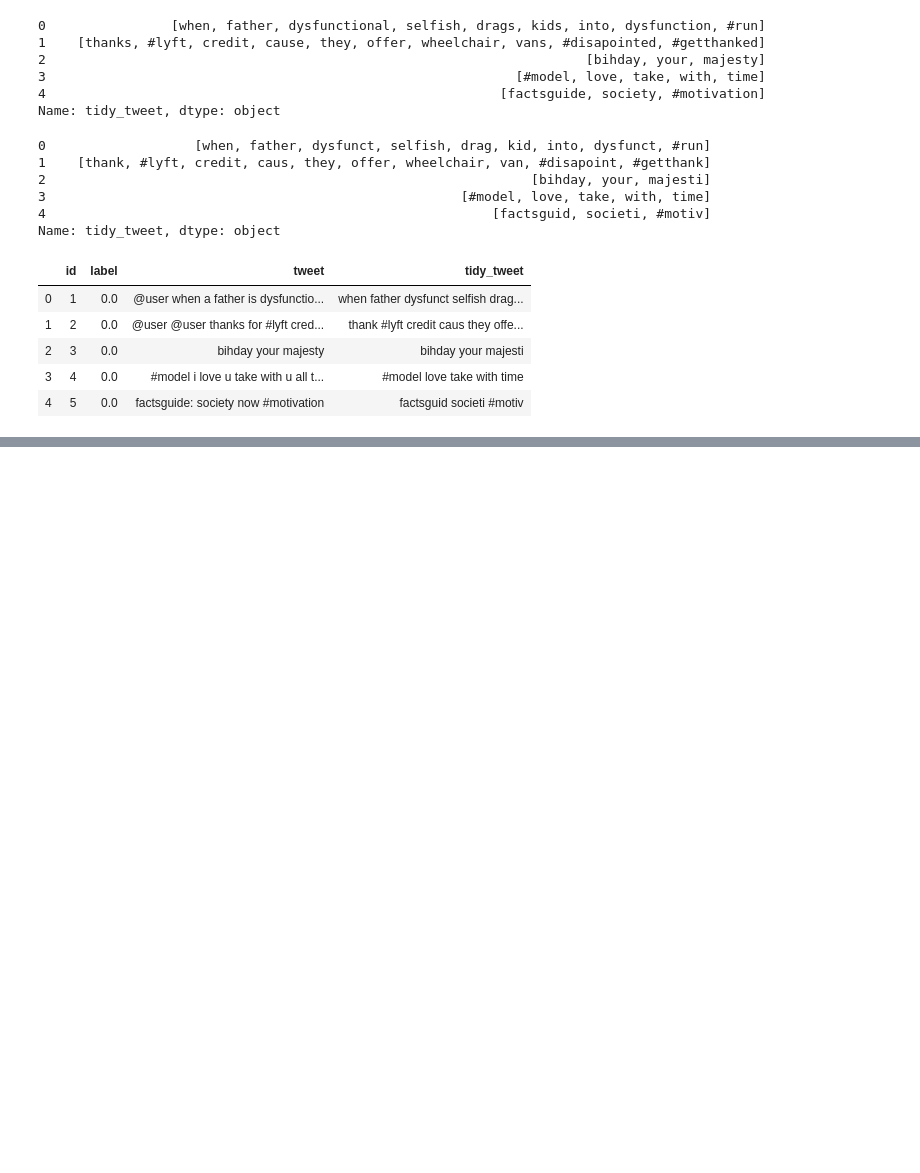
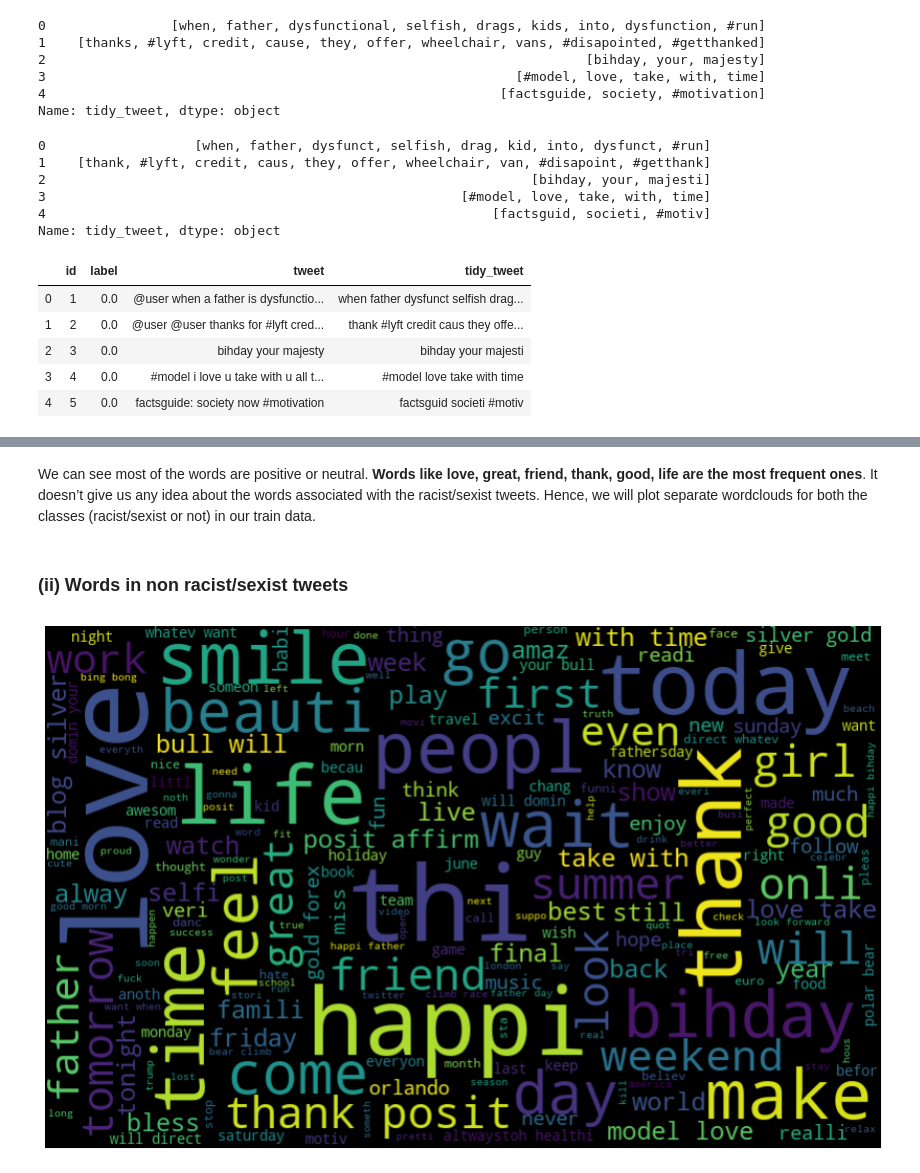
Before and after one commit to deepakmarichi/Twitter-Sentiment-Analysis, a Jupyter notebook: Twitter-Sentiment-Analysis.ipynb, the cells around one changed output, grey strips where cells are left out. Cells and saved outputs as stored; diff of their text form; code cells hidden in the pictures; blank space fills up the shorter version.

```diff
--- a/Twitter-Sentiment-Analysis.ipynb
+++ b/Twitter-Sentiment-Analysis.ipynb
@@ -217,0 +244,13 @@ combined.head()
+# %% [markdown]
+We can see most of the words are positive or neutral. **Words like love, great, friend, thank, good, life are the most frequent ones**. It doesn’t give us any idea about the words associated with the racist/sexist tweets. Hence, we will plot separate wordclouds for both the classes (racist/sexist or not) in our train data.
+# %% [markdown]
+### (ii) Words in non racist/sexist tweets
+# %%
+normal_words = ' '.join([text for text in combined["tidy_tweet"][combined["label"] == 0]])
+wordcloud = WordCloud(width = 800, height = 500, random_state=22, max_font_size = 110 ).generate(normal_words)
+plt.figure(figsize=(15,10))
+plt.imshow(wordcloud, interpolation='bilinear', )
+plt.axis('off')
+plt.show()
+# %% [output]
+[figure, added]
```
Also changed, not shown: parts of 20 cells of this notebook.
